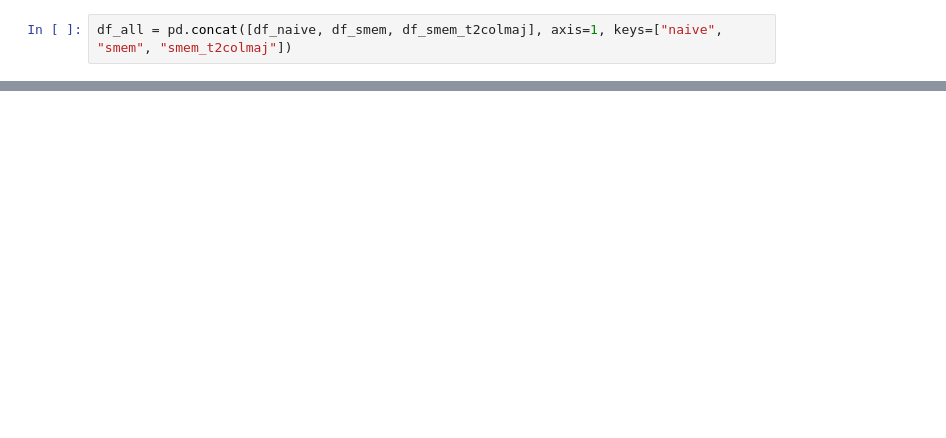
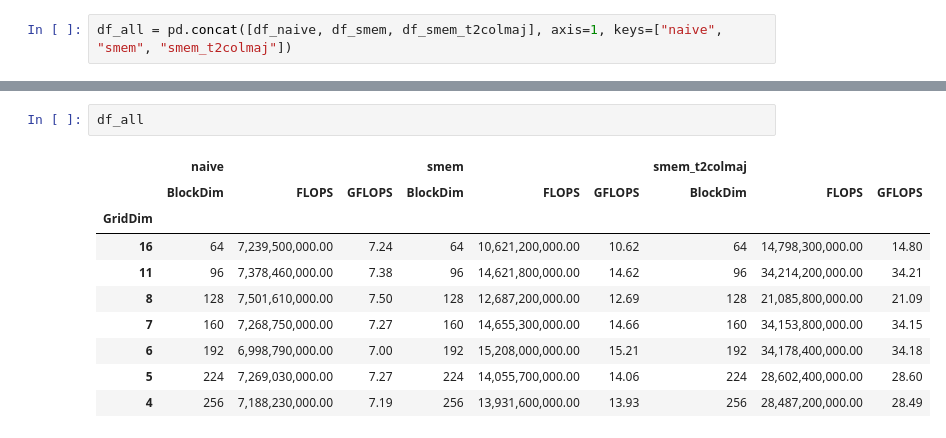
Before and after one commit to lisaong/mlo-dev, a Jupyter notebook: banded_matmul/perf.ipynb, the cells around one changed output, grey strips where cells are left out. Cells and saved outputs as stored; diff of their text form; blank space fills up the shorter version.

```diff
--- a/banded_matmul/perf.ipynb
+++ b/banded_matmul/perf.ipynb
@@ -149,0 +87,13 @@ df_all["smem_t2colmaj"]["GFLOPS"].max(), df_all["smem_t2colmaj"]["GFLOPS"].idxma
+# %%
+df_all
+# %% [output]
+|  | naive |  |  | smem |  |  | smem_t2colmaj |  |  |
+|  | BlockDim | FLOPS | GFLOPS | BlockDim | FLOPS | GFLOPS | BlockDim | FLOPS | GFLOPS |
+| GridDim |  |  |  |  |  |  |  |  |  |
+| 16 | 64 | 7,239,500,000.00 | 7.24 | 64 | 10,621,200,000.00 | 10.62 | 64 | 14,798,300,000.00 | 14.80 |
+| 11 | 96 | 7,378,460,000.00 | 7.38 | 96 | 14,621,800,000.00 | 14.62 | 96 | 34,214,200,000.00 | 34.21 |
+| 8 | 128 | 7,501,610,000.00 | 7.50 | 128 | 12,687,200,000.00 | 12.69 | 128 | 21,085,800,000.00 | 21.09 |
+| 7 | 160 | 7,268,750,000.00 | 7.27 | 160 | 14,655,300,000.00 | 14.66 | 160 | 34,153,800,000.00 | 34.15 |
+| 6 | 192 | 6,998,790,000.00 | 7.00 | 192 | 15,208,000,000.00 | 15.21 | 192 | 34,178,400,000.00 | 34.18 |
+| 5 | 224 | 7,269,030,000.00 | 7.27 | 224 | 14,055,700,000.00 | 14.06 | 224 | 28,602,400,000.00 | 28.60 |
+| 4 | 256 | 7,188,230,000.00 | 7.19 | 256 | 13,931,600,000.00 | 13.93 | 256 | 28,487,200,000.00 | 28.49 |
```
Also changed, not shown: parts of 11 cells of this notebook, 4 other files.
